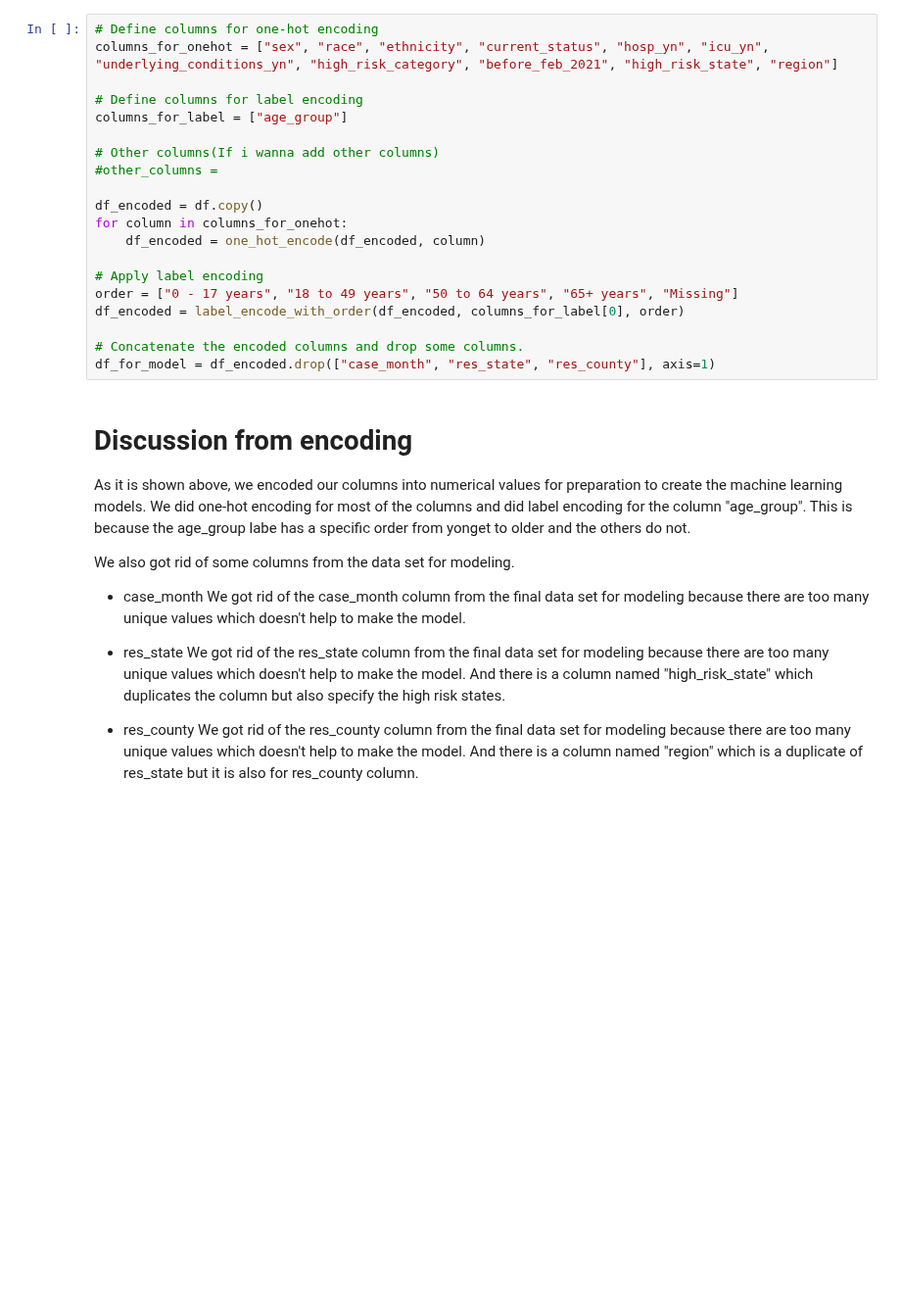
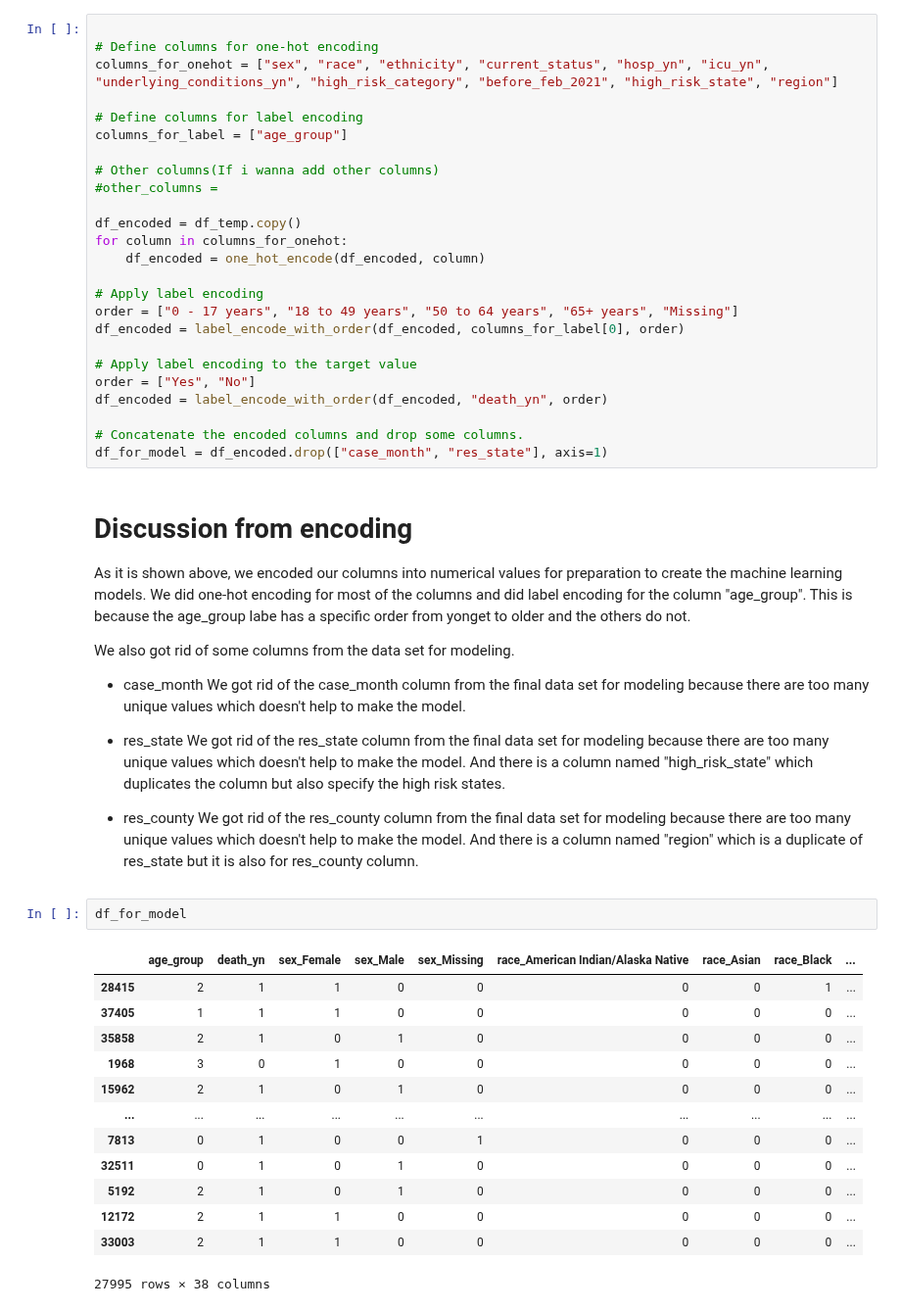
Before and after one commit to keyinb/data-analytics, a Jupyter notebook: 2022-Homework2-Notebook.ipynb, the cells around one changed output. Shown at 98% size. Saved outputs shown, nothing was run; the diff lists cells and outputs as text; blank space fills up the shorter version.

```diff
--- a/2022-Homework2-Notebook.ipynb
+++ b/2022-Homework2-Notebook.ipynb
@@ -564,6 +564,7 @@ def label_encode_with_order(df, column, order):
 
     return df
 # %%
+
 # Define columns for one-hot encoding
 columns_for_onehot = ["sex", "race", "ethnicity", "current_status", "hosp_yn", "icu_yn", "underlying_conditions_yn", "high_risk_category", "before_feb_2021", "high_risk_state", "region"]
 
@@ -573,7 +574,7 @@ columns_for_label = ["age_group"]
 # Other columns(If i wanna add other columns)
 #other_columns =
 
-df_encoded = df.copy()
+df_encoded = df_temp.copy()
 for column in columns_for_onehot:
     df_encoded = one_hot_encode(df_encoded, column)
 
@@ -581,8 +582,12 @@ for column in columns_for_onehot:
 order = ["0 - 17 years", "18 to 49 years", "50 to 64 years", "65+ years", "Missing"]
 df_encoded = label_encode_with_order(df_encoded, columns_for_label[0], order)
 
+# Apply label encoding to the target value
+order = ["Yes", "No"]
+df_encoded = label_encode_with_order(df_encoded, "death_yn", order)
+
 # Concatenate the encoded columns and drop some columns.
-df_for_model = df_encoded.drop(["case_month", "res_state", "res_county"], axis=1)
+df_for_model = df_encoded.drop(["case_month", "res_state"], axis=1)
 # %% [markdown]
 # Discussion from encoding
 
@@ -598,3 +603,19 @@ We got rid of the res_state column from the final data set for modeling because
 
 - res_county
 We got rid of the res_county column from the final data set for modeling because there are too many unique values which doesn't help to make the model. And there is a column named "region" which is a duplicate of res_state but it is also for res_county column.
+# %%
+df_for_model
+# %% [output]
+|  | age_group | death_yn | sex_Female | sex_Male | sex_Missing | race_American Indian/Alaska Native | race_Asian | race_Black | ... |
+| 28415 | 2 | 1 | 1 | 0 | 0 | 0 | 0 | 1 | ... |
+| 37405 | 1 | 1 | 1 | 0 | 0 | 0 | 0 | 0 | ... |
+| 35858 | 2 | 1 | 0 | 1 | 0 | 0 | 0 | 0 | ... |
+| 1968 | 3 | 0 | 1 | 0 | 0 | 0 | 0 | 0 | ... |
+| 15962 | 2 | 1 | 0 | 1 | 0 | 0 | 0 | 0 | ... |
+| ... | ... | ... | ... | ... | ... | ... | ... | ... | ... |
+| 7813 | 0 | 1 | 0 | 0 | 1 | 0 | 0 | 0 | ... |
+| 32511 | 0 | 1 | 0 | 1 | 0 | 0 | 0 | 0 | ... |
+| 5192 | 2 | 1 | 0 | 1 | 0 | 0 | 0 | 0 | ... |
+| 12172 | 2 | 1 | 1 | 0 | 0 | 0 | 0 | 0 | ... |
+| 33003 | 2 | 1 | 1 | 0 | 0 | 0 | 0 | 0 | ... |
+27995 rows × 38 columns
```
Also changed, not shown: parts of 30 cells of this notebook.
